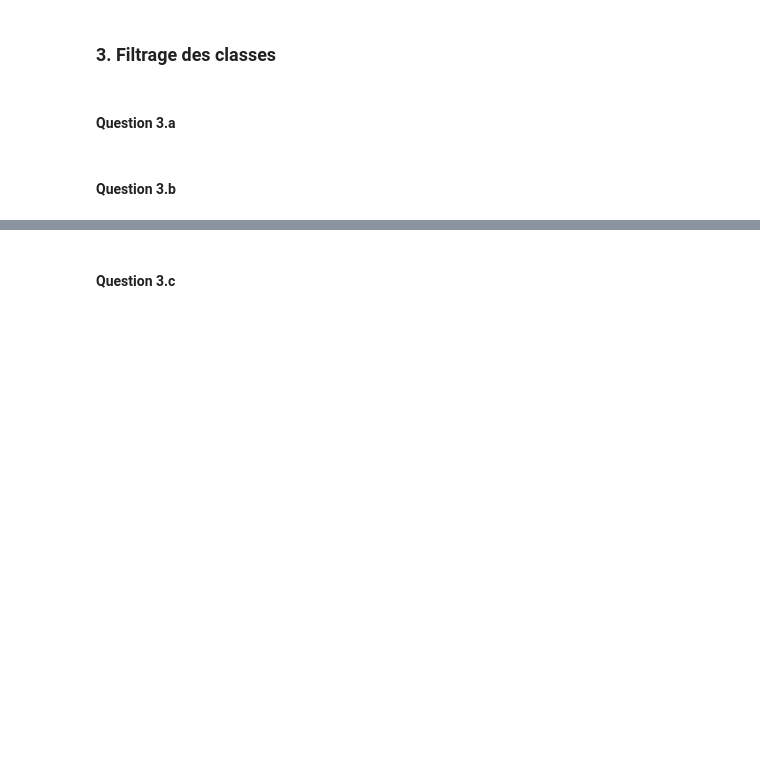
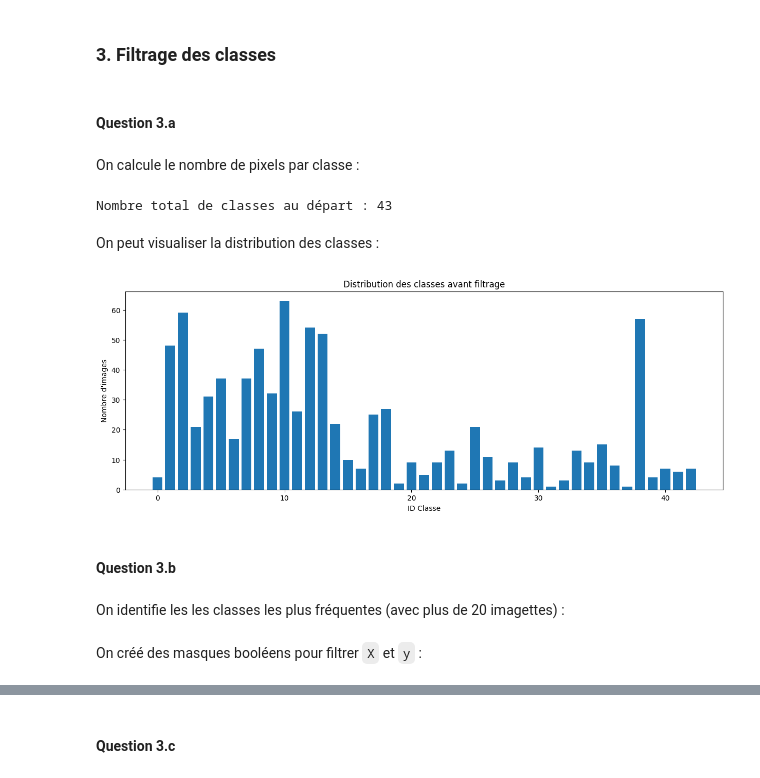
Before and after one commit to Leon-afk1/TP_reseau_neurone, a Jupyter notebook: MiniProjet/Notebook.ipynb, the cells around one changed output, grey strips where cells are left out. Saved outputs shown, nothing was run; the diff lists cells and outputs as text; code cells hidden in the pictures; blank space fills up the shorter version.

```diff
--- a/MiniProjet/Notebook.ipynb
+++ b/MiniProjet/Notebook.ipynb
@@ -16,5 +201,29 @@ On commence par importer les modules nécessaires :
 ### 3. Filtrage des classes
 # %% [markdown]
 #### Question 3.a
+# %% [markdown]
+On calcule le nombre de pixels par classe :
+# %%
+unique, counts = np.unique(y, return_counts=True)
+print(f"Nombre total de classes au départ : {len(unique)}")
+# %% [output]
+Nombre total de classes au départ : 43
+# %% [markdown]
+On peut visualiser la distribution des classes :
+# %%
+# Création d'un dictionnaire pour visualiser
+class_counts = dict(zip(unique, counts))
+
+# Visualisation
+plt.figure(figsize=(15, 5))
+plt.bar(unique, counts)
+plt.title("Distribution des classes avant filtrage")
+plt.xlabel("ID Classe")
+plt.ylabel("Nombre d'images")
+plt.show()
+# %% [output]
+[figure, added]
 # %% [markdown]
 #### Question 3.b
+# %% [markdown]
+On identifie les les classes les plus fréquentes (avec plus de 20 imagettes) :
@@ -20,0 +232,2 @@ On commence par importer les modules nécessaires :
+# %% [markdown]
+On créé des masques booléens pour filtrer `X` et `y` :
```
Also changed, not shown: parts of 28 cells of this notebook, 2 other files.
